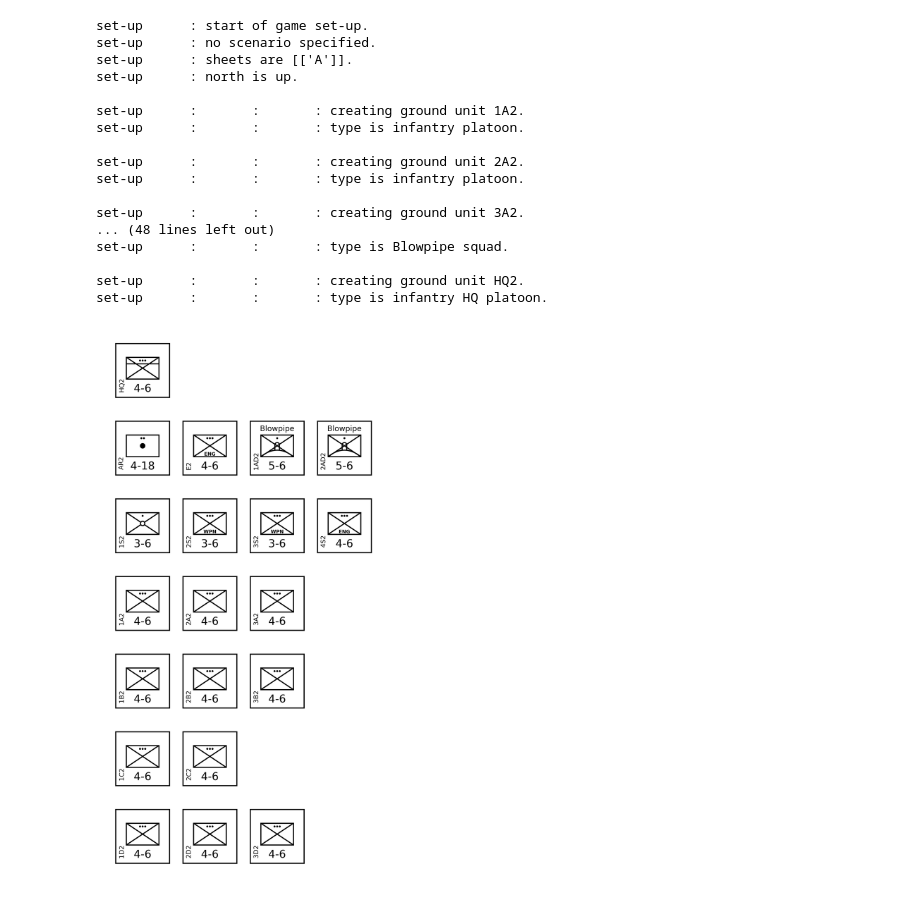
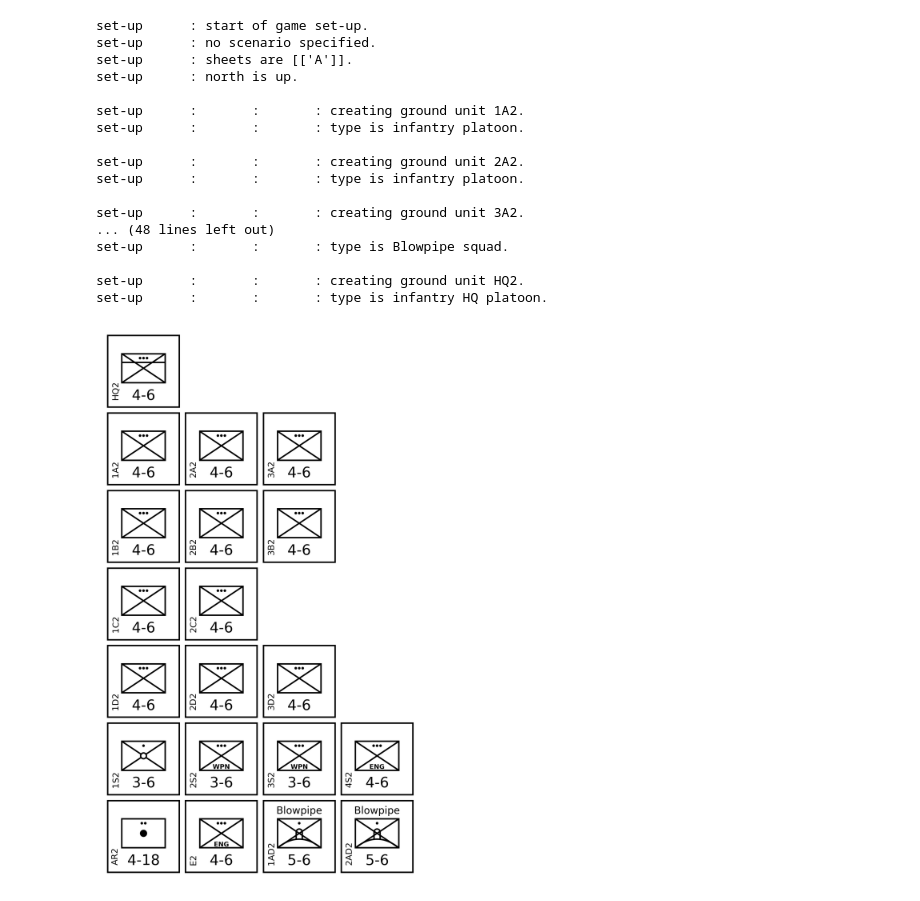
Before and after one commit to alanwatsonforster/air-power-data, a Jupyter notebook: groundunitdatatables/orders-of-battle.ipynb, the cells around one changed output. Cells and saved outputs as stored; diff of their text form; code cells hidden in the pictures.

```diff
--- a/groundunitdatatables/orders-of-battle.ipynb
+++ b/groundunitdatatables/orders-of-battle.ipynb
@@ -9,6 +9,9 @@ import math
 
 !mkdir -p orders-of-battle
 
+xspacefactor = 0.87
+yspacefactor = 0.75
+
 def drawstart(rows):
     glass.startgamesetup(None, sheets=[["A"]], writelogfiles=False)
 
@@ -16,16 +19,17 @@ def drawstart(rows):
     dotspercounter = 300
     dotsperhex = dotspercounter / groundunitcountersize
 
+
     minx = 0
     miny = 0
     maxx = 7
     maxy = rows - 1
 
     glass.draw.startcanvas(
-        minx - 0.5 * math.sqrt(4/3),
-        miny - 0.5,
-        maxx + 0.5 * math.sqrt(4/3),
-        maxy + 0.5,
+        minx * xspacefactor - 0.36 * math.sqrt(4/3),
+        miny* yspacefactor - 0.36,
+        maxx * xspacefactor + 0.36 * math.sqrt(4/3),
+        maxy* yspacefactor + 0.36,
         dotsperhex=dotsperhex,
     )
 
@@ -45,6 +49,8 @@ def drawcounter(
         identified=True,
         azimuth=azimuth,
     )
+    E._x *= xspacefactor
+    E._y *= yspacefactor
 
     E._draw()
 
@@ -53,14 +59,14 @@ def drawend(filename):
 # %%
 battalion = 1
 drawstart(5)
-for company, y in zip(["A", "B", "C"], [2, 1, 0]):
+for company, y in zip(["A", "B", "C"], [3, 2, 1]):
     drawcounter(0, y, "medium tank platoon", name="1%s%s" %  (company, battalion))
     drawcounter(1, y, "medium tank platoon", name="2%s%s" %  (company, battalion))
     drawcounter(2, y, "medium tank platoon", name="3%s%s" %  (company, battalion))
     drawcounter(3, y, "heavy tank platoon", name="4%s%s" % (company, battalion))
-drawcounter(0, 3, "light armored reconnaissance platoon", name="1R%s" % (battalion))
-drawcounter(1, 3, "light armored reconnaissance platoon", name="2R%s" % (battalion))
-drawcounter(2, 3, "light armored reconnaissance platoon", name="3R%s" % (battalion))
+drawcounter(0, 0, "light armored reconnaissance platoon", name="1R%s" % (battalion))
+drawcounter(1, 0, "light armored reconnaissance platoon", name="2R%s" % (battalion))
+drawcounter(2, 0, "light armored reconnaissance platoon", name="3R%s" % (battalion))
 drawcounter(0, 4, "light armored HQ platoon", name="HQ%s" % (battalion))
 drawend("british-armoured-regiment-early-1960s")
 # %% [output]
@@ -209,40 +215,40 @@ set-up      :       :       : type is mobile HQ platoon.
 # %%
 battalion = 2
 drawstart(7)
-for company, y in zip(["A", "B", "D"], [3, 2, 0]):
+for company, y in zip(["A", "B", "D"], [5, 4, 2]):
     drawcounter(0, y, "infantry platoon", name="1%s%s" % (company, battalion))
     drawcounter(1, y, "infantry platoon", name="2%s%s" % (company, battalion))
     drawcounter(2, y, "infantry platoon", name="3%s%s" % (company, battalion))
-for company, y in zip(["C"], [1]):
+for company, y in zip(["C"], [3]):
     drawcounter(0, y, "infantry platoon", name="1%s%s" % (company, battalion))
     drawcounter(1, y, "infantry platoon", name="2%s%s" % (company, battalion))
-drawcounter(0, 4, "infantry mortar squad", name="1S%s" % (battalion))
-drawcounter(1, 4, "infantry weapons platoon", name="2S%s" % (battalion))
-drawcounter(2, 4, "infantry weapons platoon", name="3S%s" % (battalion))
-drawcounter(3, 4, "infantry engineers platoon", name="4S%s" % (battalion))
-drawcounter(0, 5, "towed artillery section", name="AR%s" % (battalion))
-drawcounter(1, 5, "infantry engineers platoon", name="E%s" % (battalion))
-drawcounter(2, 5, "Blowpipe squad", name="1AD%s" % (battalion))
-drawcounter(3, 5, "Blowpipe squad", name="2AD%s" % (battalion))
+drawcounter(0, 1, "infantry mortar squad", name="1S%s" % (battalion))
+drawcounter(1, 1, "infantry weapons platoon", name="2S%s" % (battalion))
+drawcounter(2, 1, "infantry weapons platoon", name="3S%s" % (battalion))
+drawcounter(3, 1, "infantry engineers platoon", name="4S%s" % (battalion))
+drawcounter(0, 0, "towed artillery section", name="AR%s" % (battalion))
+drawcounter(1, 0, "infantry engineers platoon", name="E%s" % (battalion))
+drawcounter(2, 0, "Blowpipe squad", name="1AD%s" % (battalion))
+drawcounter(3, 0, "Blowpipe squad", name="2AD%s" % (battalion))
 drawcounter(0, 6, "infantry HQ platoon", name="HQ%s" % (battalion))
 drawend("goose-green-2-para")
 # %% [output]
 set-up      : start of game set-up.
 set-up      : no scenario specified.
 set-up      : sheets are [['A']].
 set-up      : north is up.
 
 set-up      :       :       : creating ground unit 1A2.
 set-up      :       :       : type is infantry platoon.
 
 set-up      :       :       : creating ground unit 2A2.
 set-up      :       :       : type is infantry platoon.
 
 set-up      :       :       : creating ground unit 3A2.
 ... (48 lines left out)
 set-up      :       :       : type is Blowpipe squad.
 
 set-up      :       :       : creating ground unit HQ2.
 set-up      :       :       : type is infantry HQ platoon.
-[figure, old version]
+[figure, new version]
 # %%
```
Also changed, not shown: parts of 8 cells of this notebook, 11 other files.
